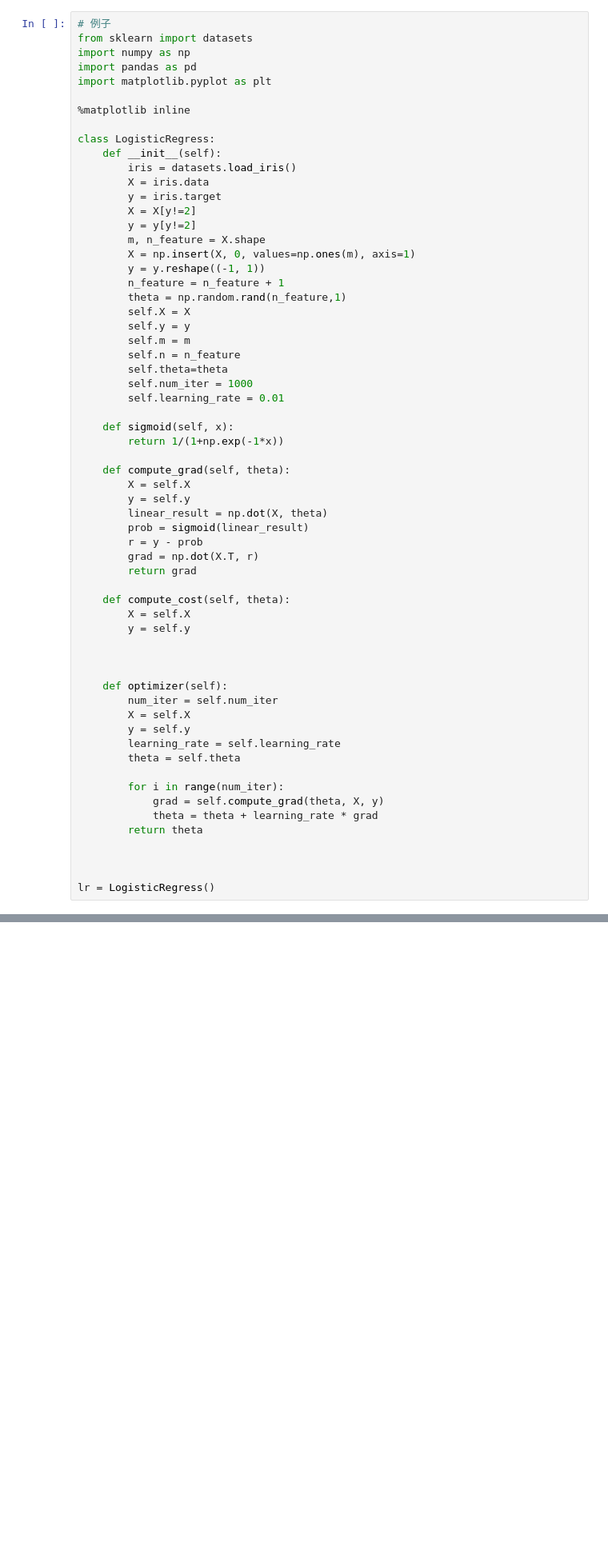
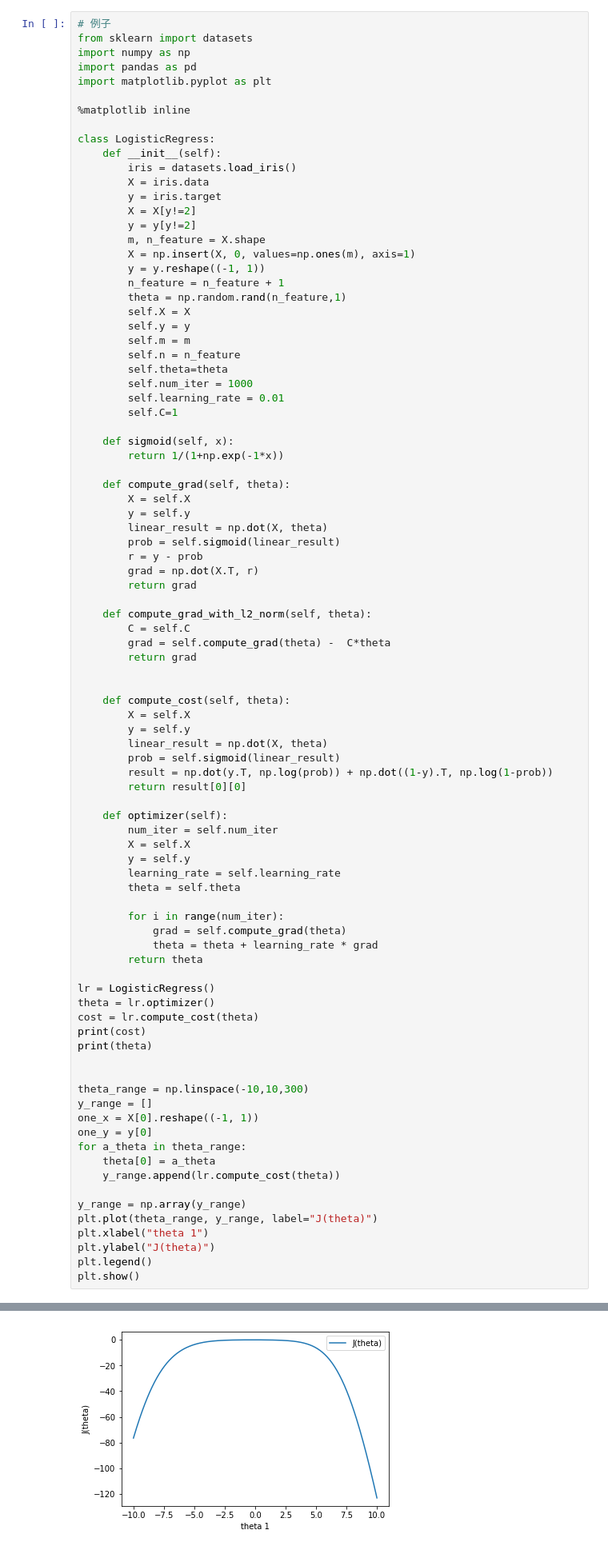
Before and after one commit to zhaoxianpeng/study_note, a Jupyter notebook: Logistic Regress.ipynb, the cells around one changed output, grey strips where cells are left out. Shown: that part at 80% size. Cells and saved outputs as stored; diff of their text form; blank space fills up the shorter version.

```diff
--- a/Logistic Regress.ipynb
+++ b/Logistic Regress.ipynb
@@ -267,6 +272,7 @@ class LogisticRegress:
         self.theta=theta
         self.num_iter = 1000
         self.learning_rate = 0.01
+        self.C=1
 
     def sigmoid(self, x):
         return 1/(1+np.exp(-1*x))
@@ -275,16 +281,24 @@ class LogisticRegress:
         X = self.X
         y = self.y
         linear_result = np.dot(X, theta)
-        prob = sigmoid(linear_result)
+        prob = self.sigmoid(linear_result)
         r = y - prob
         grad = np.dot(X.T, r)
         return grad
 
+    def compute_grad_with_l2_norm(self, theta):
+        C = self.C
+        grad = self.compute_grad(theta) -  C*theta
+        return grad
+
+
     def compute_cost(self, theta):
         X = self.X
         y = self.y
-
-
+        linear_result = np.dot(X, theta)
+        prob = self.sigmoid(linear_result)
+        result = np.dot(y.T, np.log(prob)) + np.dot((1-y).T, np.log(1-prob))
+        return result[0][0]
 
     def optimizer(self):
         num_iter = self.num_iter
@@ -294,10 +308,29 @@ class LogisticRegress:
         theta = self.theta
 
         for i in range(num_iter):
-            grad = self.compute_grad(theta, X, y)
+            grad = self.compute_grad(theta)
             theta = theta + learning_rate * grad
         return theta
 
+lr = LogisticRegress()
+theta = lr.optimizer()
+cost = lr.compute_cost(theta)
+print(cost)
+print(theta)
 
 
-lr = LogisticRegress()
+theta_range = np.linspace(-10,10,300)
+y_range = []
+one_x = X[0].reshape((-1, 1))
+one_y = y[0]
+for a_theta in theta_range:
+    theta[0] = a_theta
+    y_range.append(lr.compute_cost(theta))
+
+y_range = np.array(y_range)
+plt.plot(theta_range, y_range, label="J(theta)")
+plt.xlabel("theta 1")
+plt.ylabel("J(theta)")
+plt.legend()
+plt.show()
+# %% [output]
@@ -303,0 +343 @@ lr = LogisticRegress()
+[figure, added]
```
Also changed, not shown: parts of 7 cells of this notebook, 1 other file.
